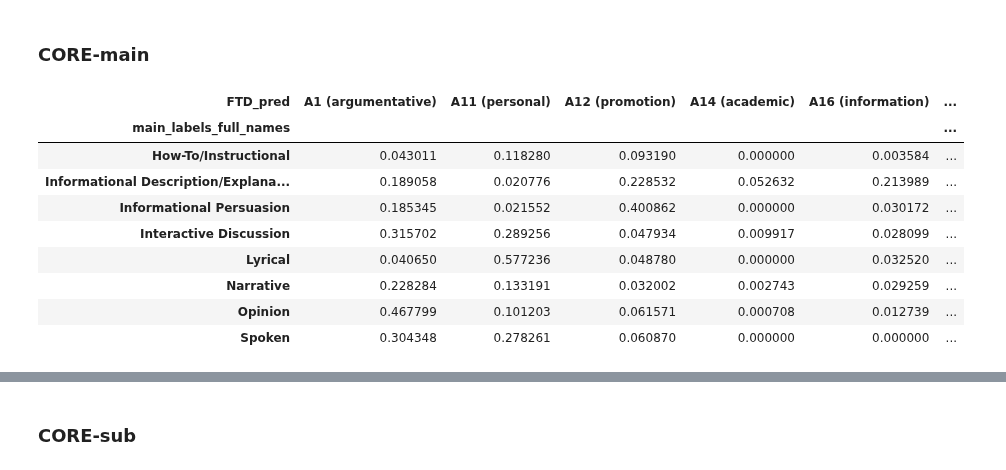
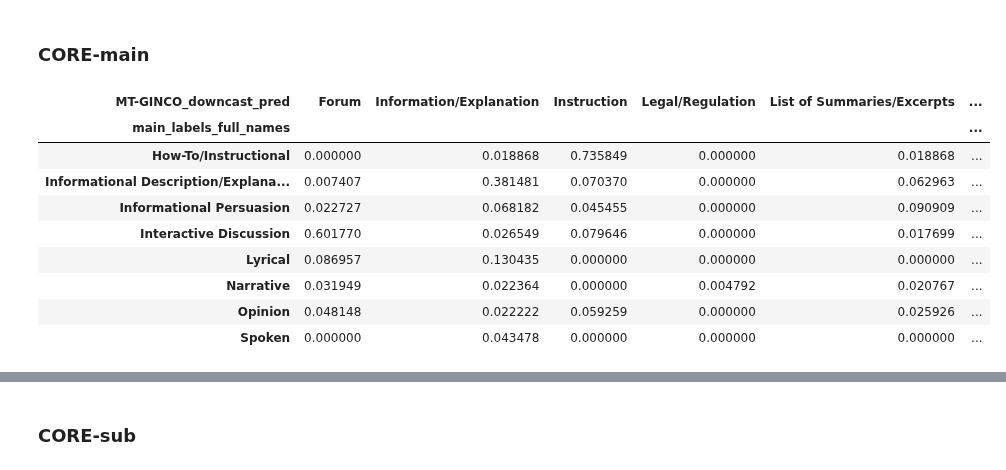
Before and after one commit to TajaKuzman/Genre-Datasets-Comparison, a Jupyter notebook: 3.2-Compare-GINCO-labels-on-other-datasets.ipynb, the cells around one changed output, grey strips where cells are left out. Drawn from its saved outputs; the diff is of its cells as text; code cells hidden in the pictures.

```diff
--- a/3.2-Compare-GINCO-labels-on-other-datasets.ipynb
+++ b/3.2-Compare-GINCO-labels-on-other-datasets.ipynb
@@ -193,18 +214,18 @@ The GINCO and MT-GINCO predictions differ only in case of 265 instances (18% of
 # %%
 # Analyse how CORE main labels are connected with GINCO labels based on the prediction
 
 # Filter out instances that have multiple main labels
 main_labels = core_df[core_df["main_len"] == 1]
 
-pd.crosstab(main_labels["main_labels_full_names"], main_labels["FTD_pred"], normalize="index")
+pd.crosstab(main_labels["main_labels_full_names"], main_labels["MT-GINCO_downcast_pred"], normalize="index")
 # %% [output]
-| FTD_pred | A1 (argumentative) | A11 (personal) | A12 (promotion) | A14 (academic) | A16 (information) | ... |
+| MT-GINCO_downcast_pred | Forum | Information/Explanation | Instruction | Legal/Regulation | List of Summaries/Excerpts | ... |
 | main_labels_full_names |  |  |  |  |  | ... |
-| How-To/Instructional | 0.043011 | 0.118280 | 0.093190 | 0.000000 | 0.003584 | ... |
-| Informational Description/Explana... | 0.189058 | 0.020776 | 0.228532 | 0.052632 | 0.213989 | ... |
-| Informational Persuasion | 0.185345 | 0.021552 | 0.400862 | 0.000000 | 0.030172 | ... |
-| Interactive Discussion | 0.315702 | 0.289256 | 0.047934 | 0.009917 | 0.028099 | ... |
-| Lyrical | 0.040650 | 0.577236 | 0.048780 | 0.000000 | 0.032520 | ... |
-| Narrative | 0.228284 | 0.133191 | 0.032002 | 0.002743 | 0.029259 | ... |
-| Opinion | 0.467799 | 0.101203 | 0.061571 | 0.000708 | 0.012739 | ... |
-| Spoken | 0.304348 | 0.278261 | 0.060870 | 0.000000 | 0.000000 | ... |
+| How-To/Instructional | 0.000000 | 0.018868 | 0.735849 | 0.000000 | 0.018868 | ... |
+| Informational Description/Explana... | 0.007407 | 0.381481 | 0.070370 | 0.000000 | 0.062963 | ... |
+| Informational Persuasion | 0.022727 | 0.068182 | 0.045455 | 0.000000 | 0.090909 | ... |
+| Interactive Discussion | 0.601770 | 0.026549 | 0.079646 | 0.000000 | 0.017699 | ... |
+| Lyrical | 0.086957 | 0.130435 | 0.000000 | 0.000000 | 0.000000 | ... |
+| Narrative | 0.031949 | 0.022364 | 0.000000 | 0.004792 | 0.020767 | ... |
+| Opinion | 0.048148 | 0.022222 | 0.059259 | 0.000000 | 0.025926 | ... |
+| Spoken | 0.000000 | 0.043478 | 0.000000 | 0.000000 | 0.000000 | ... |
```
Also changed, not shown: parts of 14 cells of this notebook, 10 other files.
